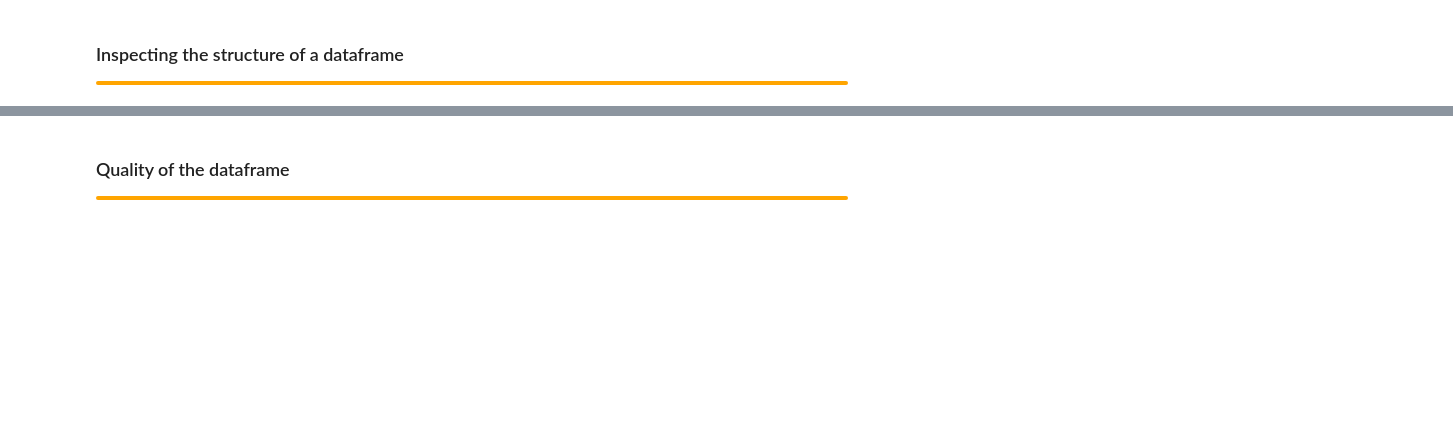
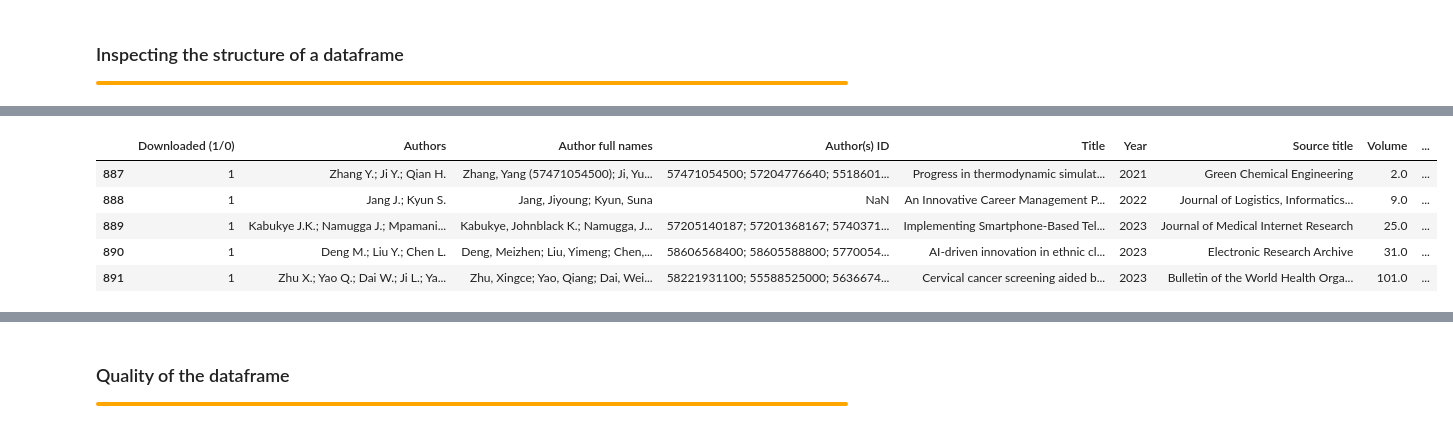
Before and after one commit to datagus/ASDA2025, a Jupyter notebook: notebooks/week02_EDA_students.ipynb, the cells around one changed output, grey strips where cells are left out. Saved outputs shown, nothing was run; the diff lists cells and outputs as text; code cells hidden in the pictures; blank space fills up the shorter version.

```diff
--- a/notebooks/week02_EDA_students.ipynb
+++ b/notebooks/week02_EDA_students.ipynb
@@ -128,4 +202,12 @@ pd.set_option('display.max_columns', None) # to show all columns
 # %%
 #checking the last 5 rows
+df.tail(5)
+# %% [output]
+|  | Downloaded (1/0) | Authors | Author full names | Author(s) ID | Title | Year | Source title | Volume | ... |
+| 887 | 1 | Zhang Y.; Ji Y.; Qian H. | Zhang, Yang (57471054500); Ji, Yu... | 57471054500; 57204776640; 5518601... | Progress in thermodynamic simulat... | 2021 | Green Chemical Engineering | 2.0 | ... |
+| 888 | 1 | Jang J.; Kyun S. | Jang, Jiyoung; Kyun, Suna | NaN | An Innovative Career Management P... | 2022 | Journal of Logistics, Informatics... | 9.0 | ... |
+| 889 | 1 | Kabukye J.K.; Namugga J.; Mpamani... | Kabukye, Johnblack K.; Namugga, J... | 57205140187; 57201368167; 5740371... | Implementing Smartphone-Based Tel... | 2023 | Journal of Medical Internet Research | 25.0 | ... |
+| 890 | 1 | Deng M.; Liu Y.; Chen L. | Deng, Meizhen; Liu, Yimeng; Chen,... | 58606568400; 58605588800; 5770054... | AI-driven innovation in ethnic cl... | 2023 | Electronic Research Archive | 31.0 | ... |
+| 891 | 1 | Zhu X.; Yao Q.; Dai W.; Ji L.; Ya... | Zhu, Xingce; Yao, Qiang; Dai, Wei... | 58221931100; 55588525000; 5636674... | Cervical cancer screening aided b... | 2023 | Bulletin of the World Health Orga... | 101.0 | ... |
 # %%
 #checking a random slice of the dataframe
```
Also changed, not shown: parts of 27 cells of this notebook.
